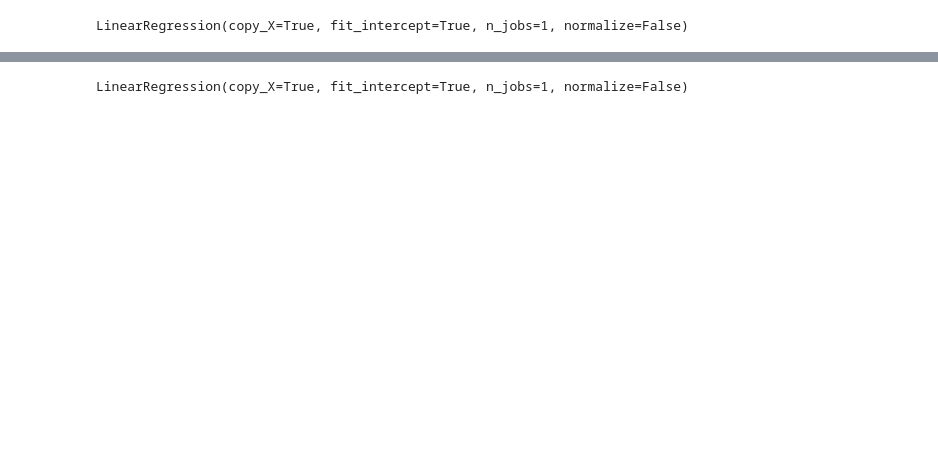
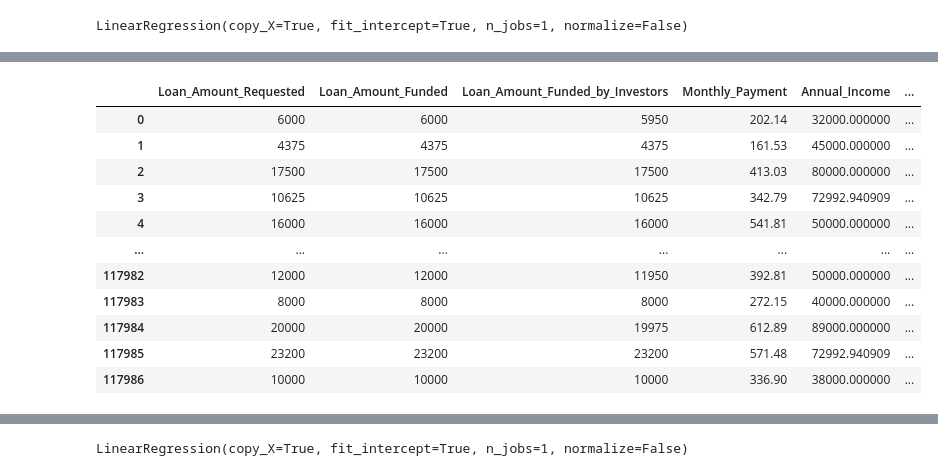
Before and after one commit to davidreyling/csc570-data-science, a Jupyter notebook: Reyling kaggle midterm.ipynb, the cells around one changed output, grey strips where cells are left out. Saved outputs shown, nothing was run; the diff lists cells and outputs as text; code cells hidden in the pictures; blank space fills up the shorter version.

```diff
--- a/Reyling kaggle midterm(1).ipynb
+++ b/Reyling kaggle midterm.ipynb
@@ -343,0 +473,19 @@ X_test.drop(['Policy_Code'], axis=1, inplace=True)
+# %%
+def printall(X, max_rows=10):
+    from IPython.display import display, HTML
+    display(HTML(X.to_html(max_rows=max_rows)))
+
+printall(X_test)
+# %% [output]
+|  | Loan_Amount_Requested | Loan_Amount_Funded | Loan_Amount_Funded_by_Investors | Monthly_Payment | Annual_Income | ... |
+| 0 | 6000 | 6000 | 5950 | 202.14 | 32000.000000 | ... |
+| 1 | 4375 | 4375 | 4375 | 161.53 | 45000.000000 | ... |
+| 2 | 17500 | 17500 | 17500 | 413.03 | 80000.000000 | ... |
+| 3 | 10625 | 10625 | 10625 | 342.79 | 72992.940909 | ... |
+| 4 | 16000 | 16000 | 16000 | 541.81 | 50000.000000 | ... |
+| ... | ... | ... | ... | ... | ... | ... |
+| 117982 | 12000 | 12000 | 11950 | 392.81 | 50000.000000 | ... |
+| 117983 | 8000 | 8000 | 8000 | 272.15 | 40000.000000 | ... |
+| 117984 | 20000 | 20000 | 19975 | 612.89 | 89000.000000 | ... |
+| 117985 | 23200 | 23200 | 23200 | 571.48 | 72992.940909 | ... |
+| 117986 | 10000 | 10000 | 10000 | 336.90 | 38000.000000 | ... |
```
Also changed, not shown: parts of 49 cells of this notebook.
